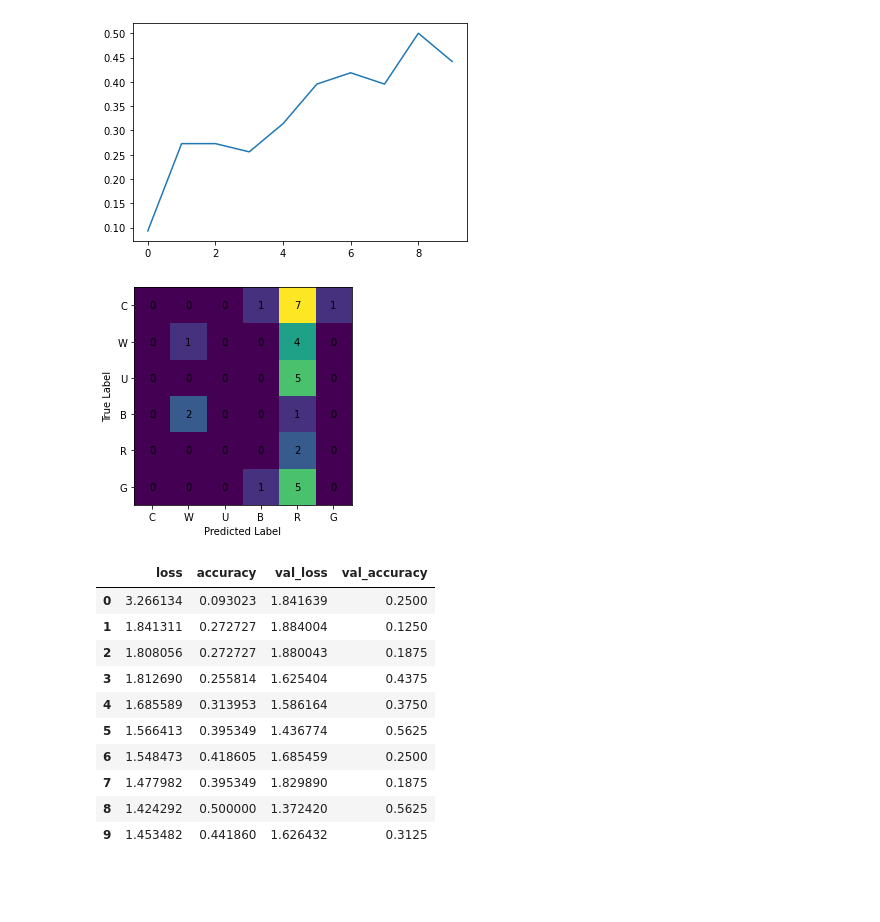
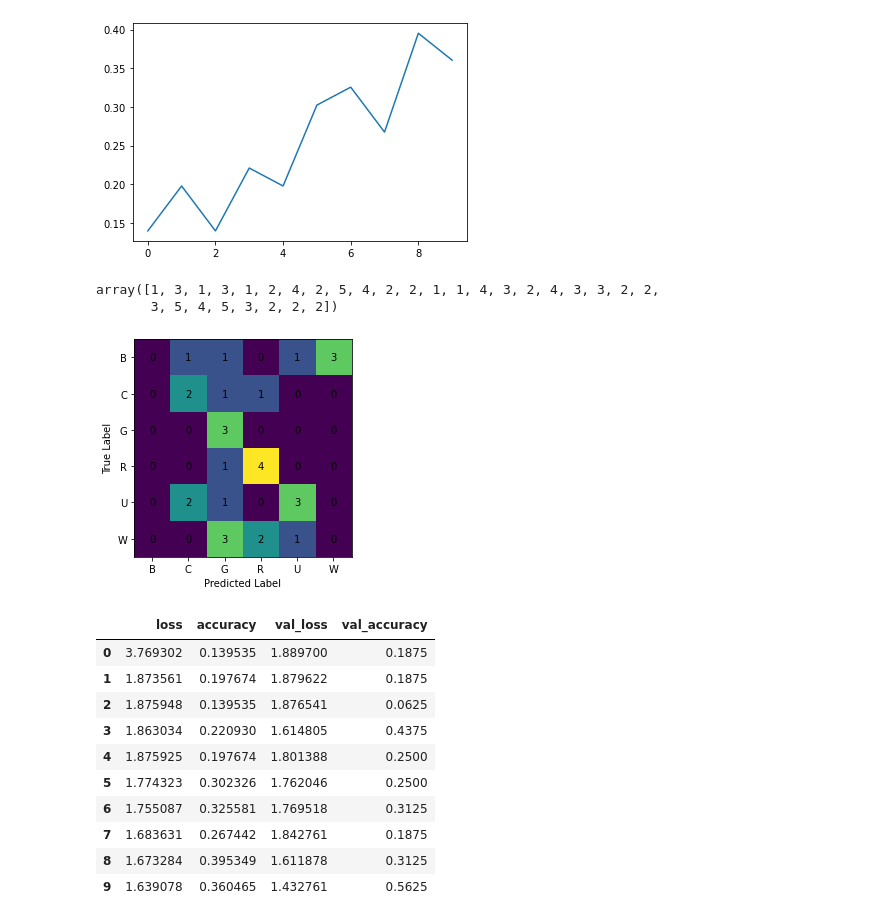
Before and after one commit to n-sweep/galvanize_capstone_3, a Jupyter notebook: model_tuning.ipynb, the cells around one changed output. Saved outputs shown, nothing was run; the diff lists cells and outputs as text; code cells hidden in the pictures; blank space fills up the shorter version.

```diff
--- a/model_tuning.ipynb
+++ b/model_tuning.ipynb
@@ -84,23 +55,0 @@ Found 30 validated image filenames.
-# %%
-input_shape = target_size + (3,)
-model = Sequential([
-    Conv2D(32, (3,3), padding='same', activation='relu', input_shape=input_shape),
-    MaxPooling2D(pool_size=(2,2)),
-
-    Conv2D(64, (3,3), activation='relu'),
-    MaxPooling2D(pool_size=(2,2)),
-
-    Conv2D(128, (3,3), activation='relu'),
-    Dropout(0.2),
-    MaxPooling2D(pool_size=(2,2)),
-
-    Flatten(),
-    Dense(512, activation='relu'),
-    Dense(6, activation='softmax', kernel_regularizer=tf.keras.regularizers.l2(0.01))
-])
-
-model.compile(
-    optimizer='adam',
-    loss='categorical_crossentropy',
-    metrics=['accuracy']
-)
@@ -140,8 +55,0 @@ _________________________________________________________________
-# %%
-history = model.fit(
-    train_gen,
-    validation_data=train_gen,
-    steps_per_epoch=train_gen.n//train_gen.batch_size,
-    validation_steps=valid_gen.n//valid_gen.batch_size,
-    epochs=10
-)
@@ -179,27 +93,32 @@ fig, ax = plt.subplots()
 ax.plot(history.epoch, history.history['accuracy'])
 plt.show()
 # %% [output]
-[figure, old version]
+[figure, new version]
 # %%
 filenames = test_gen.filenames
 predict = model.predict(test_gen, steps=len(filenames))
-pred = ['CWUBRG'[c] for c in predict.argmax(axis=1)]
-true = test_df[test_df['path'].isin(test_gen.filenames)].explode('target')['target']
+pred = predict.argmax(axis=1)
+true = test_gen.labels
+# %%
+predict.argmax(axis=1)
+# %% [output]
+array([1, 3, 1, 3, 1, 2, 4, 2, 5, 4, 2, 2, 1, 1, 4, 3, 2, 4, 3, 3, 2, 2,
+       3, 5, 4, 5, 3, 2, 2, 2])
 # %%
-plot_conf_matrix(true, pred)
+plot_conf_matrix(true, pred, labels=train_gen.class_indices.keys())
 # %% [output]
-[figure, old version]
+[figure, new version]
 # %%
 pd.DataFrame(history.history)
 # %% [output]
 |  | loss | accuracy | val_loss | val_accuracy |
-| 0 | 3.266134 | 0.093023 | 1.841639 | 0.2500 |
-| 1 | 1.841311 | 0.272727 | 1.884004 | 0.1250 |
-| 2 | 1.808056 | 0.272727 | 1.880043 | 0.1875 |
-| 3 | 1.812690 | 0.255814 | 1.625404 | 0.4375 |
-| 4 | 1.685589 | 0.313953 | 1.586164 | 0.3750 |
-| 5 | 1.566413 | 0.395349 | 1.436774 | 0.5625 |
-| 6 | 1.548473 | 0.418605 | 1.685459 | 0.2500 |
-| 7 | 1.477982 | 0.395349 | 1.829890 | 0.1875 |
-| 8 | 1.424292 | 0.500000 | 1.372420 | 0.5625 |
-| 9 | 1.453482 | 0.441860 | 1.626432 | 0.3125 |
+| 0 | 3.769302 | 0.139535 | 1.889700 | 0.1875 |
+| 1 | 1.873561 | 0.197674 | 1.879622 | 0.1875 |
+| 2 | 1.875948 | 0.139535 | 1.876541 | 0.0625 |
+| 3 | 1.863034 | 0.220930 | 1.614805 | 0.4375 |
+| 4 | 1.875925 | 0.197674 | 1.801388 | 0.2500 |
+| 5 | 1.774323 | 0.302326 | 1.762046 | 0.2500 |
+| 6 | 1.755087 | 0.325581 | 1.769518 | 0.3125 |
+| 7 | 1.683631 | 0.267442 | 1.842761 | 0.1875 |
+| 8 | 1.673284 | 0.395349 | 1.611878 | 0.3125 |
+| 9 | 1.639078 | 0.360465 | 1.432761 | 0.5625 |
```
Also changed, not shown: parts of 17 cells of this notebook, 44 other files.
